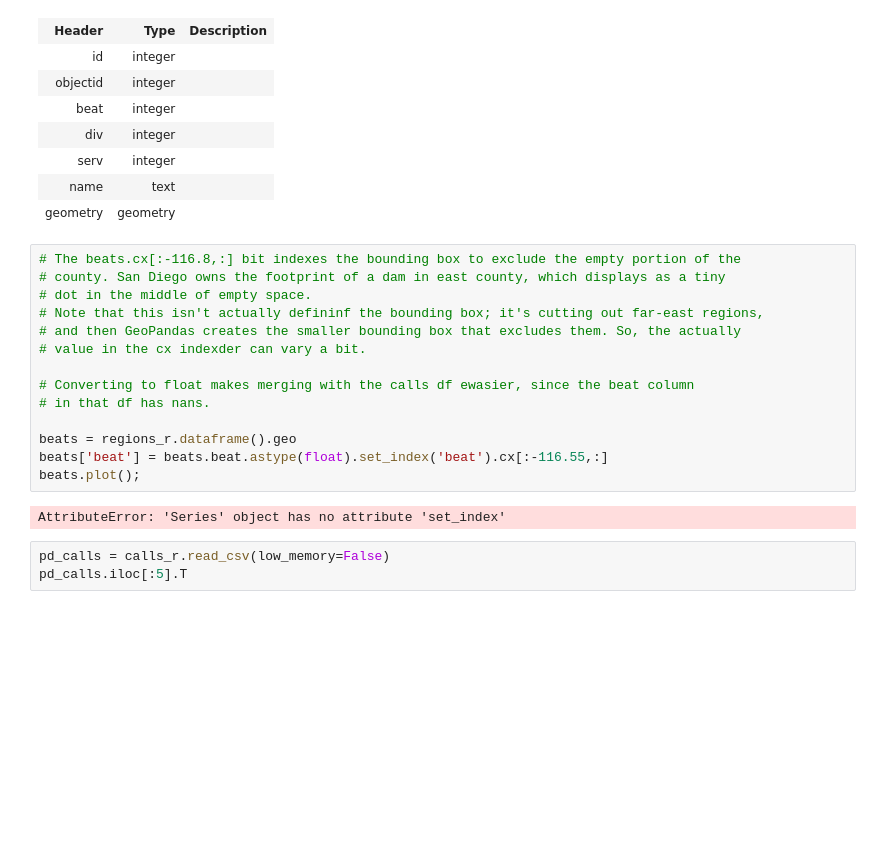
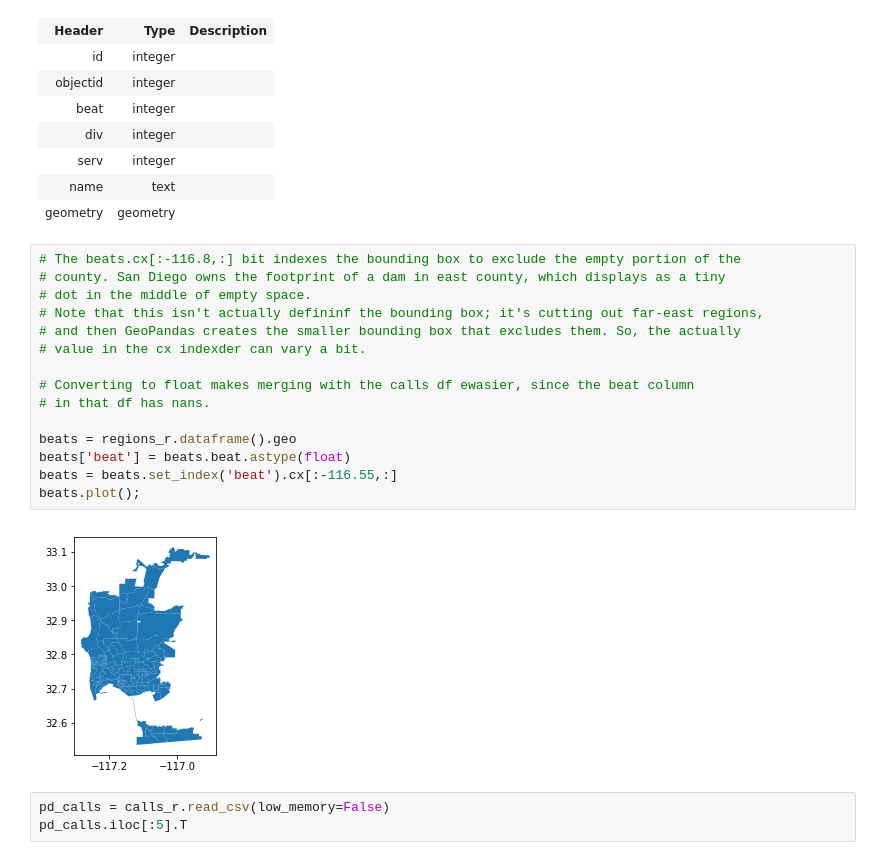
Before and after one commit to SDRDLAnalysts/data-projects, a Jupyter notebook: sandiego.gov/sandiego.gov-police_calls-2015e/notebooks/Mapping.ipynb, the cells around one changed output. Drawn from its saved outputs; the diff is of its cells as text; blank space fills up the shorter version.

```diff
--- a/sandiego.gov/sandiego.gov-police_calls-2015e/notebooks/Mapping.ipynb
+++ b/sandiego.gov/sandiego.gov-police_calls-2015e/notebooks/Mapping.ipynb
@@ -81,19 +81,20 @@ http://library.metatab.org/sandiego.gov-police_regions-1/data/pd_beats.csv
 # %%
 # The beats.cx[:-116.8,:] bit indexes the bounding box to exclude the empty portion of the
 # county. San Diego owns the footprint of a dam in east county, which displays as a tiny
 # dot in the middle of empty space.
 # Note that this isn't actually defininf the bounding box; it's cutting out far-east regions,
 # and then GeoPandas creates the smaller bounding box that excludes them. So, the actually
 # value in the cx indexder can vary a bit.
 
 # Converting to float makes merging with the calls df ewasier, since the beat column
 # in that df has nans.
 
 beats = regions_r.dataframe().geo
-beats['beat'] = beats.beat.astype(float).set_index('beat').cx[:-116.55,:]
+beats['beat'] = beats.beat.astype(float)
+beats = beats.set_index('beat').cx[:-116.55,:]
 beats.plot();
 # %% [output]
-AttributeError: 'Series' object has no attribute 'set_index'
+[figure, added]
 # %%
 pd_calls = calls_r.read_csv(low_memory=False)
 pd_calls.iloc[:5].T
```
Also changed, not shown: parts of 9 cells of this notebook.
